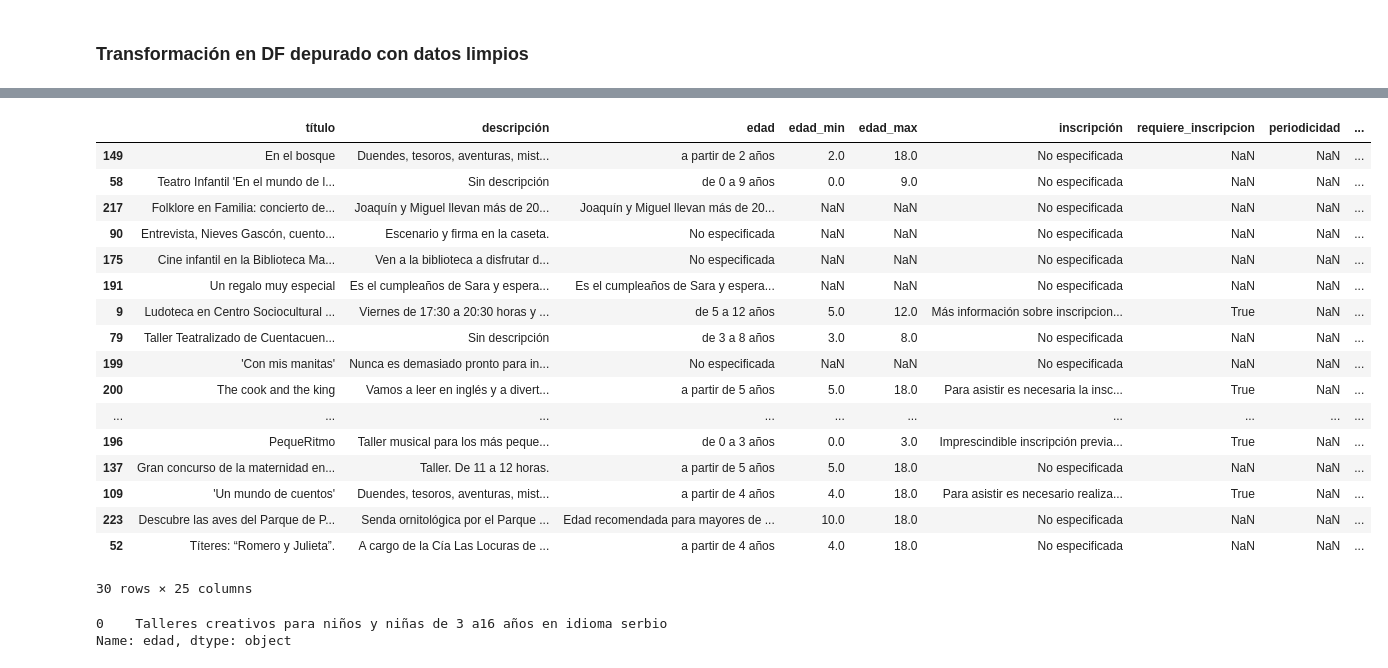
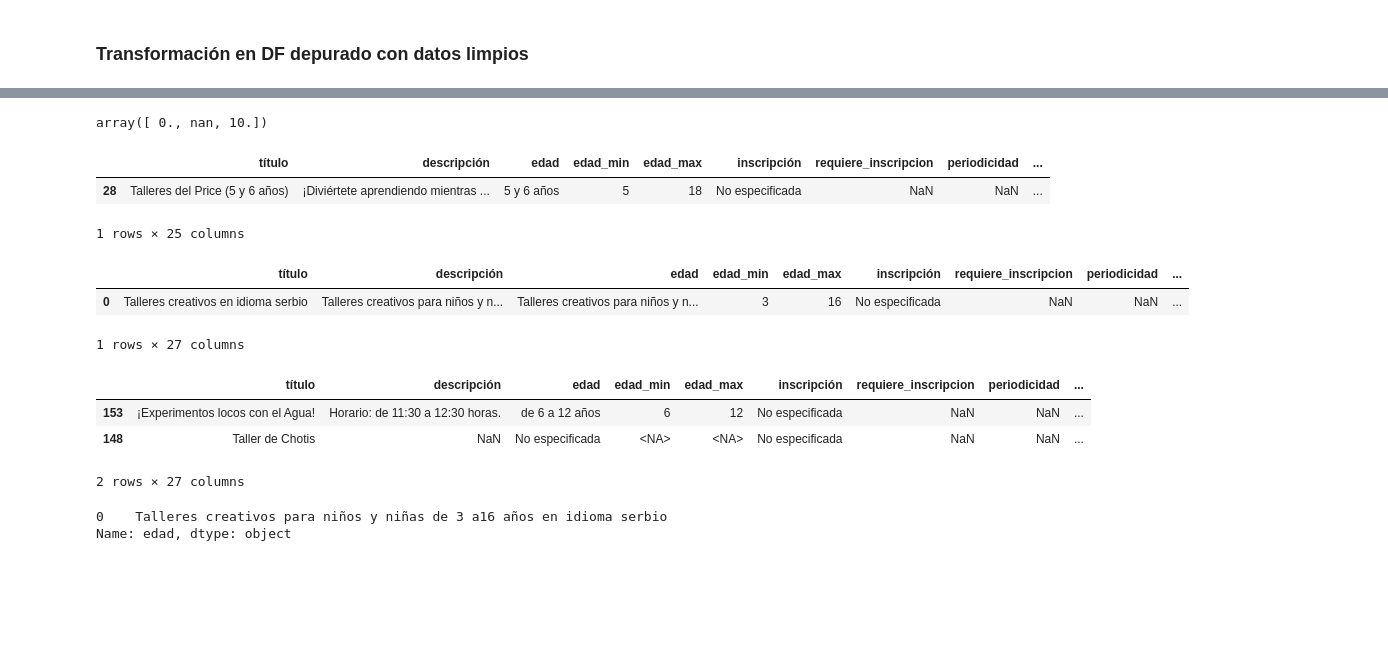
Before and after one commit to abdonrb/desafio_tripulaciones, a Jupyter notebook: notebooks/05_Datos_Detallados_Actividades_Infantiles_Madrid_WS_agv.ipynb, the cells around one changed output, grey strips where cells are left out. Drawn from its saved outputs; the diff is of its cells as text; code cells hidden in the pictures; blank space fills up the shorter version.

```diff
--- a/notebooks/05_Datos_Detallados_Actividades_Infantiles_Madrid_WS_agv.ipynb
+++ b/notebooks/05_Datos_Detallados_Actividades_Infantiles_Madrid_WS_agv.ipynb
@@ -1934,7 +667,7 @@ import os
 import pandas as pd
 # Definir ruta del archivo
 directorio = '../data/raw/'
-nombre_archivo_trabajo = 'actividades_detalle_páginatodas_act250_24-04-2025.csv'
+nombre_archivo_trabajo = 'actividades_detalle_páginatodas_act261_02-05-2025.csv'
 ruta_archivo_trabajo = os.path.join(directorio, nombre_archivo_trabajo)
 
 df = pd.read_csv(ruta_archivo_trabajo)
@@ -1977,7 +700,7 @@ memory usage: 27.5+ KB
 # %% [markdown]
 ### Transformación en DF depurado con datos limpios
 # %%
-# Código para depurar df
+# Código para depurar df y poder visualizar si datos son correctos
 import pandas as pd
 import numpy as np
 from datetime import datetime
@@ -1998,14 +721,13 @@ def extract_age_range(age_text):
     # Lista para almacenar todas las edades encontradas
     ages = []
 
-    # 1. Patrón: "de X a Y años" o "entre X y Y años"
+    # 1. Patrón: "de X a Y años" o "entre X y Y años" o "desde los X años"
     range_patterns = [
     r'de\s*(\d+)\s*a\s*(\d+)\s*años',
     r'entre\s*(\d+)\s*y\s*(\d+)\s*años',
     r'desde\s*(\d+)\s*hasta\s*(\d+)\s*años',
     r'desde\s*los\s*(\d+)\s*años\s*hasta\s*los\s*(\d+)',
     r'desde\s*los\s*(\d+)\s*hasta\s*los\s*(\d+)\s*años',
-    r'(\d+)\s*y\s*(\d+)\s*años'
 ]
 
     for pattern in range_patterns:
@@ -2021,7 +743,9 @@ def extract_age_range(age_text):
     r'a\s*partir\s*de\s*(\d+)\s*años',
     r'a\s*partir\s*(\d+)\s*años',
     r'para\s*mayores\s*de\s*(\d+)\s*años',
-    r'mayores\s*de\s*(\d+)\s*años'
+    r'mayores\s*de\s*(\d+)\s*años',
+    r'desde\s*los\s*(\d+)\s*años',
+    r'(\d+)\s*y\s*(\d+)\s*años',
     ]
 
     for pattern in start_patterns:
@@ -2096,12 +820,15 @@ def extract_age_range(age_text):
     return np.nan, np.nan
 
 # Aplicar la función y crear columnas para edad mínima y máxima
-# Aplicar la función y crear columnas para edad mínima y máxima
 edad_min_temp, edad_max_temp = zip(*df_depurado['edad'].apply(extract_age_range))
 
 # Convertir a enteros (si es posible)
-df_depurado['edad_min'] = pd.Series(edad_min_temp).apply(lambda x: int(x) if pd.notna(x) else np.nan)
-df_depurado['edad_max'] = pd.Series(edad_max_temp).apply(lambda x: int(x) if pd.notna(x) else np.nan)
+# df_depurado['edad_min'] = pd.Series(edad_min_temp).apply(lambda x: int(x) if pd.notna(x) else np.nan)
+# df_depurado['edad_max'] = pd.Series(edad_max_temp).apply(lambda x: int(x) if pd.notna(x) else np.nan)
+
+# Asignar directamente a las columnas, usando el tipo 'Int64' de pandas
+df_depurado['edad_min'] = pd.Series(edad_min_temp, dtype='Int64')
+df_depurado['edad_max'] = pd.Series(edad_max_temp, dtype='Int64')
 
 # 2. Procesar inscripción
 # ----------------------
@@ -2311,6 +1038,17 @@ def has_url_info(url_text):
 
 df_depurado['tiene_url_info'] = df_depurado['url_ampliar_info'].apply(has_url_info)
 
+# 12. Procesar URL imagen
+# ---------------------------
+# def has_url_imagen(url_imagen):
+#     if pd.isna(url_imagen) or url_imagen == 'No disponible':
+#         return False
+
+#     return True
+
+df_depurado['tiene_url_imagen'] = df_depurado['url_imagen'].apply(has_url_info)
+
+
 # Reorganizar las columnas para mantener un orden similar al original
 # Primero obtenemos las columnas originales
 columnas_originales = df.columns.tolist()
@@ -2337,6 +1075,8 @@ for col in columnas_originales:
         nuevas_columnas_ordenadas.append('recomendado')
     elif col == 'url_ampliar_info':
         nuevas_columnas_ordenadas.append('tiene_url_info')
+    elif col == 'url_imagen':
+        nuevas_columnas_ordenadas.append('tiene_url_imagen')
 
 # Filtrar solo las columnas que existen en el dataframe
 nuevas_columnas_ordenadas = [col for col in nuevas_columnas_ordenadas if col in df_depurado.columns]
@@ -2357,24 +1115,26 @@ print(df_depurado[numeric_cols].describe())
+# %%
+df_depurado['precio_valor'].unique()
+# %% [output]
+array([ 0., nan, 10.])
+# %%
+df_depurado[df_depurado['precio_valor'] == 10.0]
+# %% [output]
+|  | título | descripción | edad | edad_min | edad_max | inscripción | requiere_inscripcion | periodicidad | ... |
+| 28 | Talleres del Price (5 y 6 años) | ¡Diviértete aprendiendo mientras ... | 5 y 6 años | 5 | 18 | No especificada | NaN | NaN | ... |
+1 rows × 25 columns
+# %%
+df_depurado.head(1)
+# %% [output]
+|  | título | descripción | edad | edad_min | edad_max | inscripción | requiere_inscripcion | periodicidad | ... |
+| 0 | Talleres creativos en idioma serbio | Talleres creativos para niños y n... | Talleres creativos para niños y n... | 3 | 16 | No especificada | NaN | NaN | ... |
+1 rows × 27 columns
 # %%
-df_depurado.sample(30)
+df_depurado.sample(2)
 # %% [output]
 |  | título | descripción | edad | edad_min | edad_max | inscripción | requiere_inscripcion | periodicidad | ... |
-| 149 | En el bosque | Duendes, tesoros, aventuras, mist... | a partir de 2 años | 2.0 | 18.0 | No especificada | NaN | NaN | ... |
-| 58 | Teatro Infantil 'En el mundo de l... | Sin descripción | de 0 a 9 años | 0.0 | 9.0 | No especificada | NaN | NaN | ... |
-| 217 | Folklore en Familia: concierto de... | Joaquín y Miguel llevan más de 20... | Joaquín y Miguel llevan más de 20... | NaN | NaN | No especificada | NaN | NaN | ... |
-| 90 | Entrevista, Nieves Gascón, cuento... | Escenario y firma en la caseta. | No especificada | NaN | NaN | No especificada | NaN | NaN | ... |
-| 175 | Cine infantil en la Biblioteca Ma... | Ven a la biblioteca a disfrutar d... | No especificada | NaN | NaN | No especificada | NaN | NaN | ... |
-| 191 | Un regalo muy especial | Es el cumpleaños de Sara y espera... | Es el cumpleaños de Sara y espera... | NaN | NaN | No especificada | NaN | NaN | ... |
-| 9 | Ludoteca en Centro Sociocultural ... | Viernes de 17:30 a 20:30 horas y ... | de 5 a 12 años | 5.0 | 12.0 | Más información sobre inscripcion... | True | NaN | ... |
-| 79 | Taller Teatralizado de Cuentacuen... | Sin descripción | de 3 a 8 años | 3.0 | 8.0 | No especificada | NaN | NaN | ... |
-| 199 | 'Con mis manitas' | Nunca es demasiado pronto para in... | No especificada | NaN | NaN | No especificada | NaN | NaN | ... |
-| 200 | The cook and the king | Vamos a leer en inglés y a divert... | a partir de 5 años | 5.0 | 18.0 | Para asistir es necesaria la insc... | True | NaN | ... |
-| ... | ... | ... | ... | ... | ... | ... | ... | ... | ... |
-| 196 | PequeRitmo | Taller musical para los más peque... | de 0 a 3 años | 0.0 | 3.0 | Imprescindible inscripción previa... | True | NaN | ... |
-| 137 | Gran concurso de la maternidad en... | Taller. De 11 a 12 horas. | a partir de 5 años | 5.0 | 18.0 | No especificada | NaN | NaN | ... |
-| 109 | 'Un mundo de cuentos' | Duendes, tesoros, aventuras, mist... | a partir de 4 años | 4.0 | 18.0 | Para asistir es necesario realiza... | True | NaN | ... |
-| 223 | Descubre las aves del Parque de P... | Senda ornitológica por el Parque ... | Edad recomendada para mayores de ... | 10.0 | 18.0 | No especificada | NaN | NaN | ... |
-| 52 | Títeres: “Romero y Julieta”. | A cargo de la Cía Las Locuras de ... | a partir de 4 años | 4.0 | 18.0 | No especificada | NaN | NaN | ... |
+| 153 | ¡Experimentos locos con el Agua! | Horario: de 11:30 a 12:30 horas. | de 6 a 12 años | 6 | 12 | No especificada | NaN | NaN | ... |
+| 148 | Taller de Chotis | NaN | No especificada | <NA> | <NA> | No especificada | NaN | NaN | ... |
-30 rows × 25 columns
+2 rows × 27 columns
 # %%
 pd.set_option('display.max_colwidth', None)
 df_depurado.head(1)['edad']
```
Also changed, not shown: parts of 38 cells of this notebook, 8 other files.
